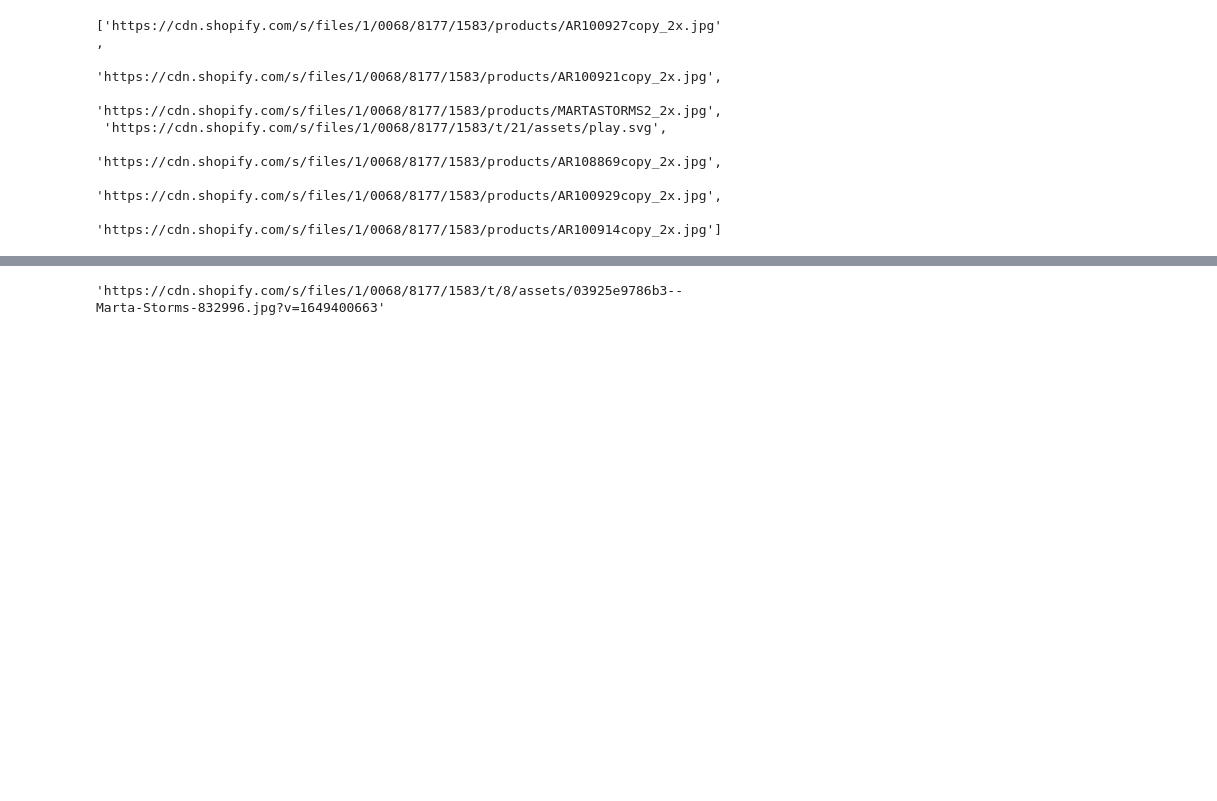
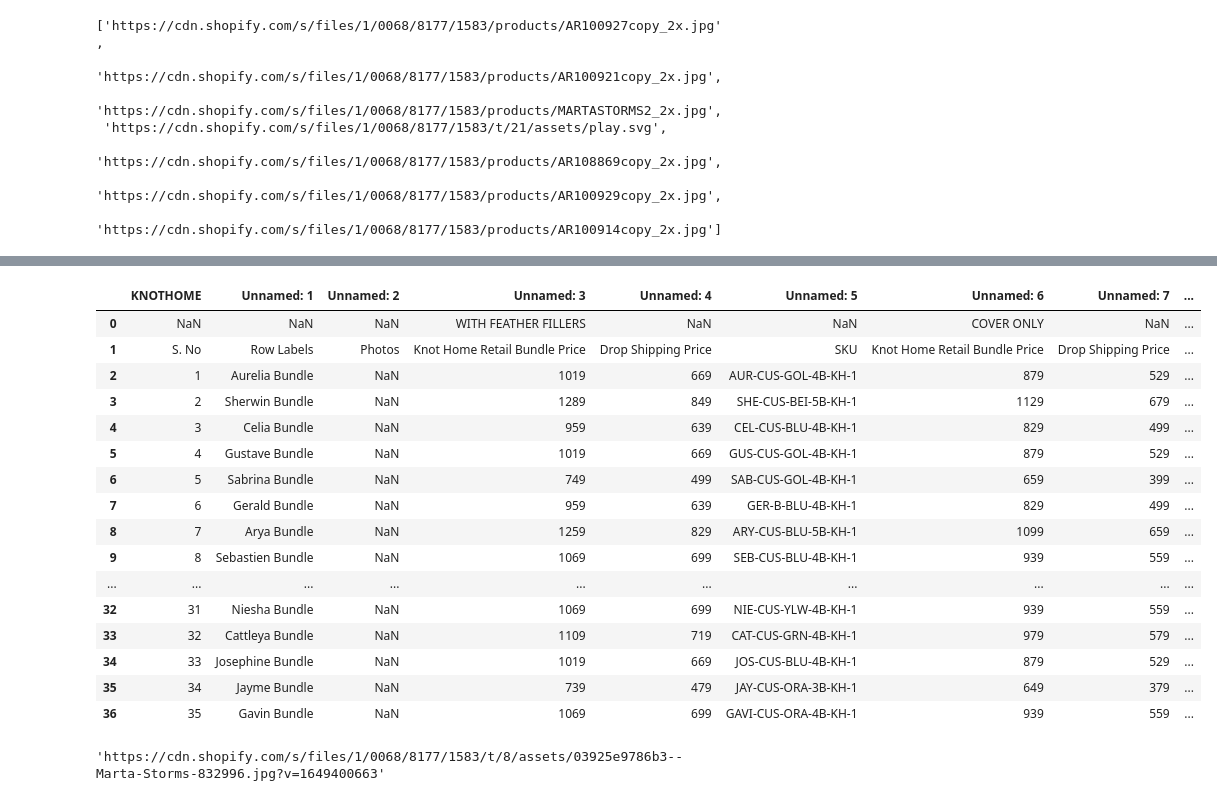
Before and after one commit to wafistos1/bay2, a Jupyter notebook: knothome/test.ipynb, the cells around one changed output, grey strips where cells are left out. Drawn from its saved outputs; the diff is of its cells as text; code cells hidden in the pictures; blank space fills up the shorter version.

```diff
--- a/knothome/test.ipynb
+++ b/knothome/test.ipynb
@@ -134,3 +194,25 @@ add_images = ','.join(list_images[1:])
+# %%
+df1 = pd.read_excel('Baytonia x KnotHome - Cushion Bundles.xlsx')
+# %%
+df1
+# %% [output]
+|  | KNOTHOME | Unnamed: 1 | Unnamed: 2 | Unnamed: 3 | Unnamed: 4 | Unnamed: 5 | Unnamed: 6 | Unnamed: 7 | ... |
+| 0 | NaN | NaN | NaN | WITH FEATHER FILLERS | NaN | NaN | COVER ONLY | NaN | ... |
+| 1 | S. No | Row Labels | Photos | Knot Home Retail Bundle Price | Drop Shipping Price | SKU | Knot Home Retail Bundle Price | Drop Shipping Price | ... |
+| 2 | 1 | Aurelia Bundle | NaN | 1019 | 669 | AUR-CUS-GOL-4B-KH-1 | 879 | 529 | ... |
+| 3 | 2 | Sherwin Bundle | NaN | 1289 | 849 | SHE-CUS-BEI-5B-KH-1 | 1129 | 679 | ... |
+| 4 | 3 | Celia Bundle | NaN | 959 | 639 | CEL-CUS-BLU-4B-KH-1 | 829 | 499 | ... |
+| 5 | 4 | Gustave Bundle | NaN | 1019 | 669 | GUS-CUS-GOL-4B-KH-1 | 879 | 529 | ... |
+| 6 | 5 | Sabrina Bundle | NaN | 749 | 499 | SAB-CUS-GOL-4B-KH-1 | 659 | 399 | ... |
+| 7 | 6 | Gerald Bundle | NaN | 959 | 639 | GER-B-BLU-4B-KH-1 | 829 | 499 | ... |
+| 8 | 7 | Arya Bundle | NaN | 1259 | 829 | ARY-CUS-BLU-5B-KH-1 | 1099 | 659 | ... |
+| 9 | 8 | Sebastien Bundle | NaN | 1069 | 699 | SEB-CUS-BLU-4B-KH-1 | 939 | 559 | ... |
+| ... | ... | ... | ... | ... | ... | ... | ... | ... | ... |
+| 32 | 31 | Niesha Bundle | NaN | 1069 | 699 | NIE-CUS-YLW-4B-KH-1 | 939 | 559 | ... |
+| 33 | 32 | Cattleya Bundle | NaN | 1109 | 719 | CAT-CUS-GRN-4B-KH-1 | 979 | 579 | ... |
+| 34 | 33 | Josephine Bundle | NaN | 1019 | 669 | JOS-CUS-BLU-4B-KH-1 | 879 | 529 | ... |
+| 35 | 34 | Jayme Bundle | NaN | 739 | 479 | JAY-CUS-ORA-3B-KH-1 | 649 | 379 | ... |
+| 36 | 35 | Gavin Bundle | NaN | 1069 | 699 | GAVI-CUS-ORA-4B-KH-1 | 939 | 559 | ... |
 # %%
 
 raw_materials = ', '.join([rw.text for rw in soup.find('button', {'class': 'product__tab-button'}, text=re.compile('المواد')).parent.find_all('li')])
```
Also changed, not shown: parts of 3 cells of this notebook, 3 other files.
